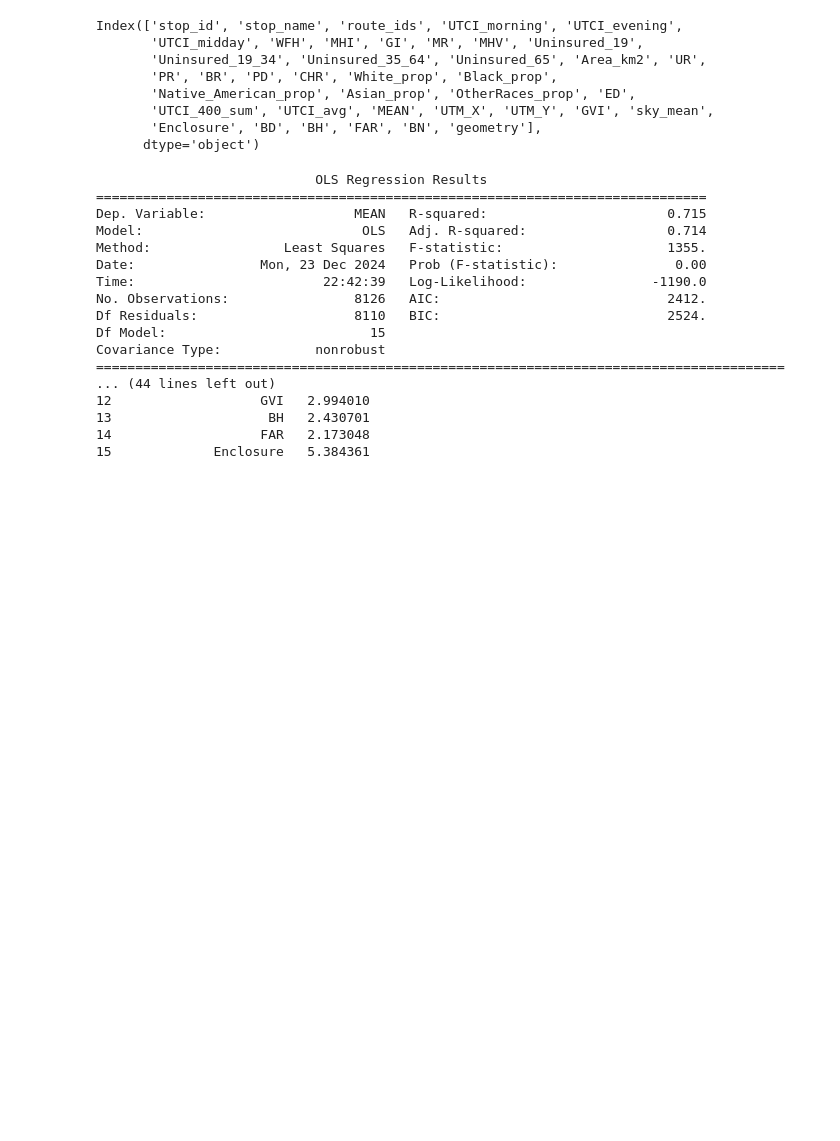
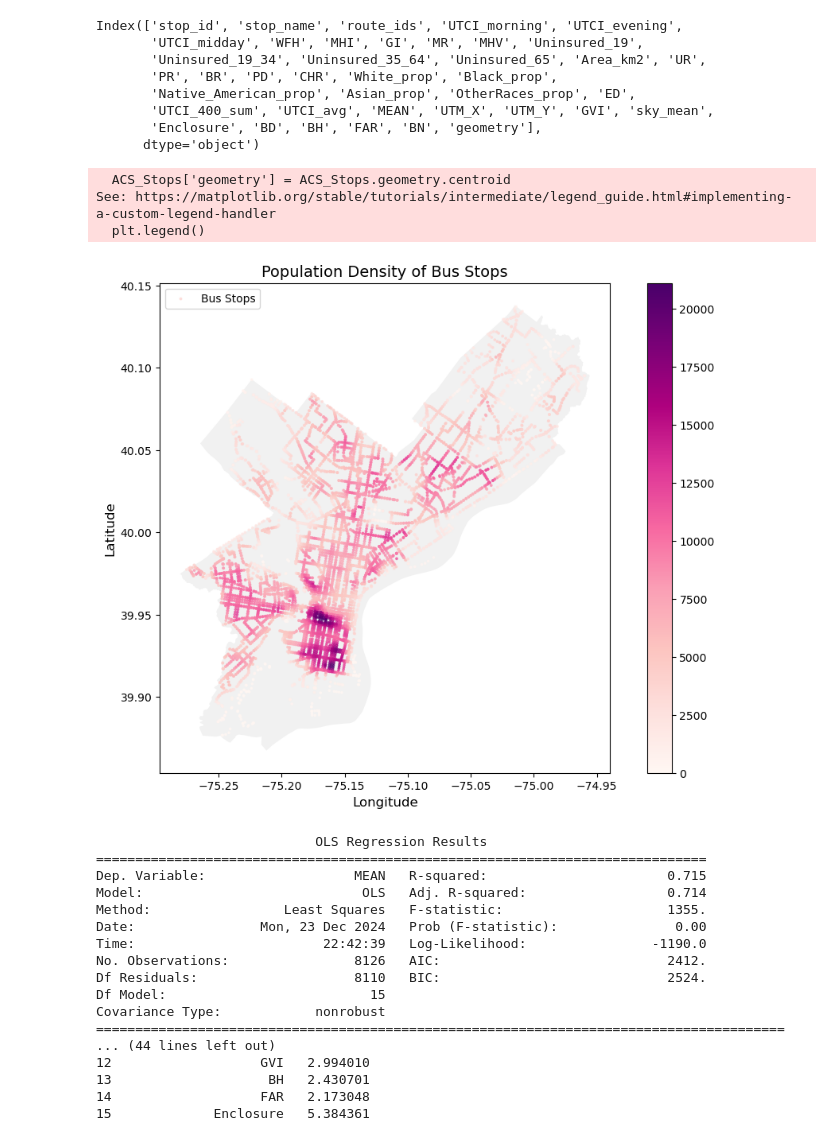
Before and after one commit to ZoeyGuo709/Final, a Jupyter notebook: Code/MidDay.ipynb, the cells around one changed output. Drawn from its saved outputs; the diff is of its cells as text; code cells hidden in the pictures; blank space fills up the shorter version.

```diff
--- a/Code/MidDay.ipynb
+++ b/Code/MidDay.ipynb
@@ -487,6 +487,49 @@ Index(['stop_id', 'stop_name', 'route_ids', 'UTCI_morning', 'UTCI_evening',
        'UTCI_400_sum', 'UTCI_avg', 'MEAN', 'UTM_X', 'UTM_Y', 'GVI', 'sky_mean',
        'Enclosure', 'BD', 'BH', 'FAR', 'BN', 'geometry'],
       dtype='object')
+# %%
+import geopandas as gpd
+import matplotlib.pyplot as plt
+
+# Convert MULTIPOLYGON geometries to their centroids
+ACS_Stops['geometry'] = ACS_Stops.geometry.centroid
+
+# Reproject to WGS 84 (EPSG:4326)
+ACS_Stops = ACS_Stops.to_crs(epsg=4326)
+
+# Assuming `ACS_Stops` contains the bus stops and `city_limits_gdf` contains the city limits
+
+# Plotting
+fig, ax = plt.subplots(1, 1, figsize=(12, 8))
+
+# Plot city limits
+city_limits_gdf.plot(ax=ax, color="lightgrey", alpha=0.3, label="City Limits")
+
+# Plot bus stops with "PD" as the color scale
+ACS_Stops.plot(
+    column="PD",  # Population Density
+    cmap="RdPu",  # Color scheme for population density
+    legend=True,
+    ax=ax,
+    markersize=3,  # Adjust the size of points if necessary
+    alpha=0.7,
+    label="Bus Stops"
+)
+
+# Add title and labels
+plt.title("Population Density of Bus Stops", fontsize=14)
+plt.xlabel("Longitude", fontsize=12)
+plt.ylabel("Latitude", fontsize=12)
+
+# Add a legend for city limits
+plt.legend()
+
+plt.show()
+# %% [output]
+  ACS_Stops['geometry'] = ACS_Stops.geometry.centroid
+See: https://matplotlib.org/stable/tutorials/intermediate/legend_guide.html#implementing-a-custom-legend-handler
+  plt.legend()
+[figure, added]
 # %%
 import statsmodels.api as sm
 from statsmodels.stats.outliers_influence import variance_inflation_factor
```
Also changed, not shown: parts of 2 cells of this notebook.
